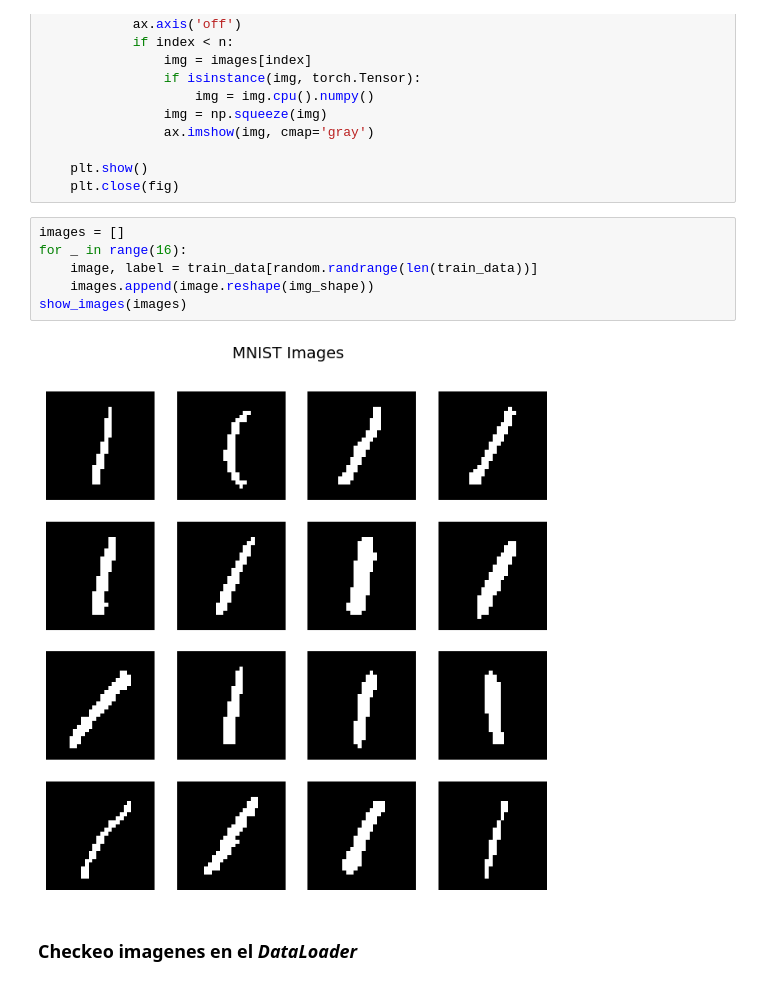
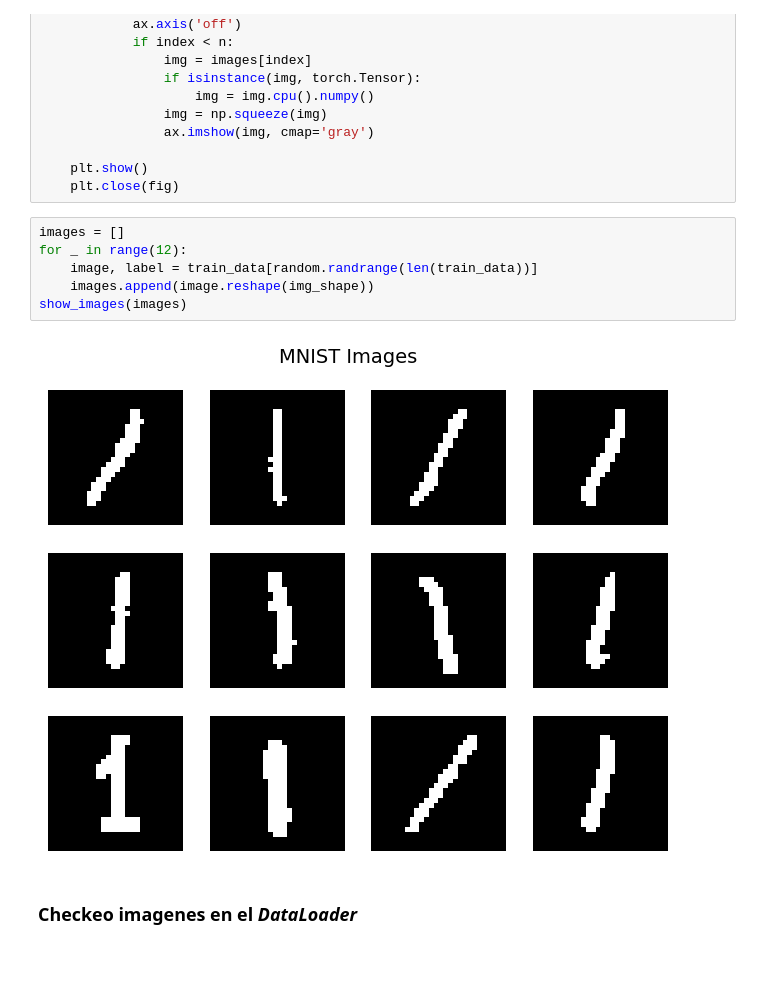
Before and after one commit to octarevetria/IA_Generativa, a Jupyter notebook: Modelos Autorregresivos/Hinton.ipynb, the cells around one changed output. Cells and saved outputs as stored; diff of their text form; blank space fills up the shorter version.

```diff
--- a/Modelos Autorregresivos/Hinton.ipynb
+++ b/Modelos Autorregresivos/Hinton.ipynb
@@ -114,12 +116,12 @@ def show_images(images, title="MNIST Images"):
     plt.close(fig)
 # %%
 images = []
-for _ in range(16):
+for _ in range(12):
     image, label = train_data[random.randrange(len(train_data))]
     images.append(image.reshape(img_shape))
 show_images(images)
 # %% [output]
-[figure, old version]
+[figure, new version]
 # %% [markdown]
 ### Checkeo imagenes en el *DataLoader*
 # %%
```
Also changed, not shown: parts of 33 cells of this notebook, 8 other files.
